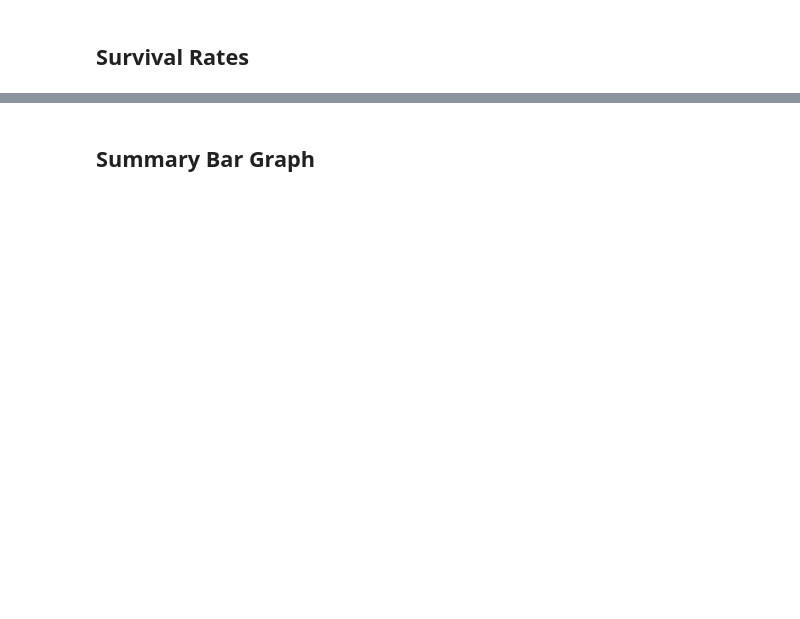
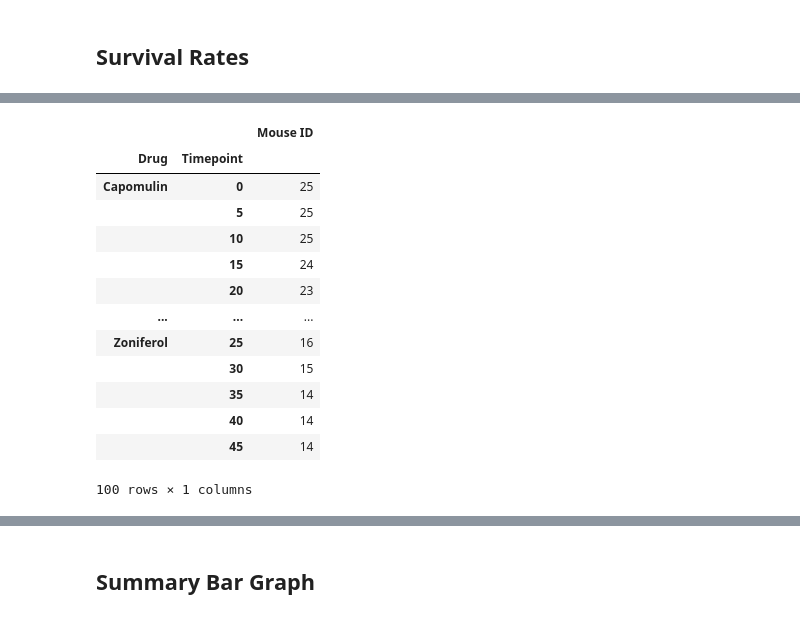
Before and after one commit to avbui-coat/matplotlib-challenge, a Jupyter notebook: Pymaceuticals/pymaceuticals_starter.ipynb, the cells around one changed output, grey strips where cells are left out. Cells and saved outputs as stored; diff of their text form; code cells hidden in the pictures; blank space fills up the shorter version.

Commit message:
mouse data added

```diff
--- a/Pymaceuticals/pymaceuticals_starter.ipynb
+++ b/Pymaceuticals/pymaceuticals_starter.ipynb
@@ -459,8 +477,22 @@ plt.savefig("images/Metastatic_Sites_With_Error_Bar.png")
 # %%
-# Store the Count of Mice Grouped by Drug and Timepoint (W can pass any metric)
-
-# Convert to DataFrame
-
+# Store the Count of Mice Grouped by Drug and Timepoint (W can pass any metric)# Convert to DataFrame
+mouse_data = pd.DataFrame(drug_data.groupby(['Drug', 'Timepoint'])['Mouse ID'].count())
+mouse_data
 # Preview DataFrame
+# %% [output]
+|  |  | Mouse ID |
+| Drug | Timepoint |  |
+| Capomulin | 0 | 25 |
+|  | 5 | 25 |
+|  | 10 | 25 |
+|  | 15 | 24 |
+|  | 20 | 23 |
+| ... | ... | ... |
+| Zoniferol | 25 | 16 |
+|  | 30 | 15 |
+|  | 35 | 14 |
+|  | 40 | 14 |
+|  | 45 | 14 |
+100 rows × 1 columns
 # %%
 # Minor Data Munging to Re-Format the Data Frames
```
Also changed, not shown: parts of 3 cells of this notebook.
